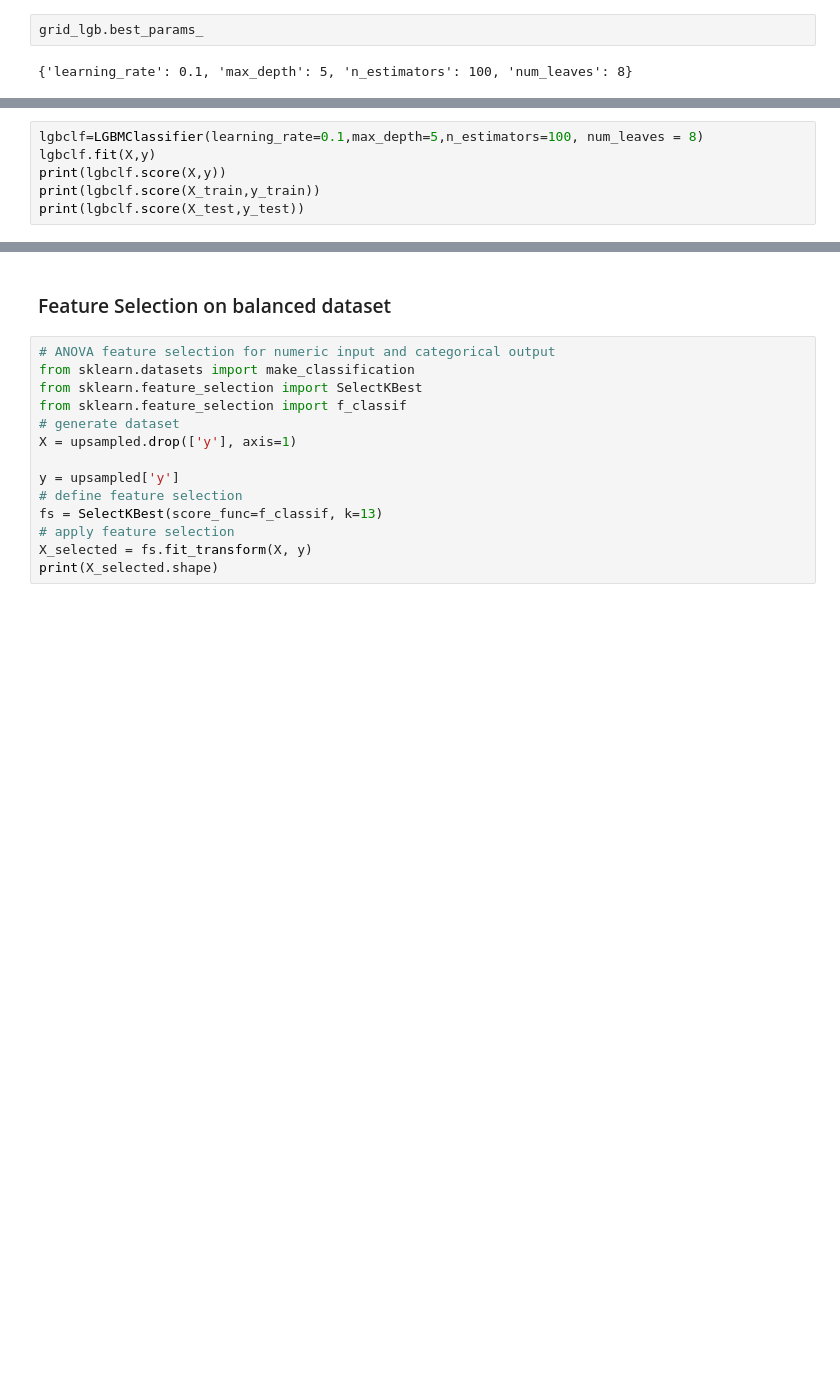
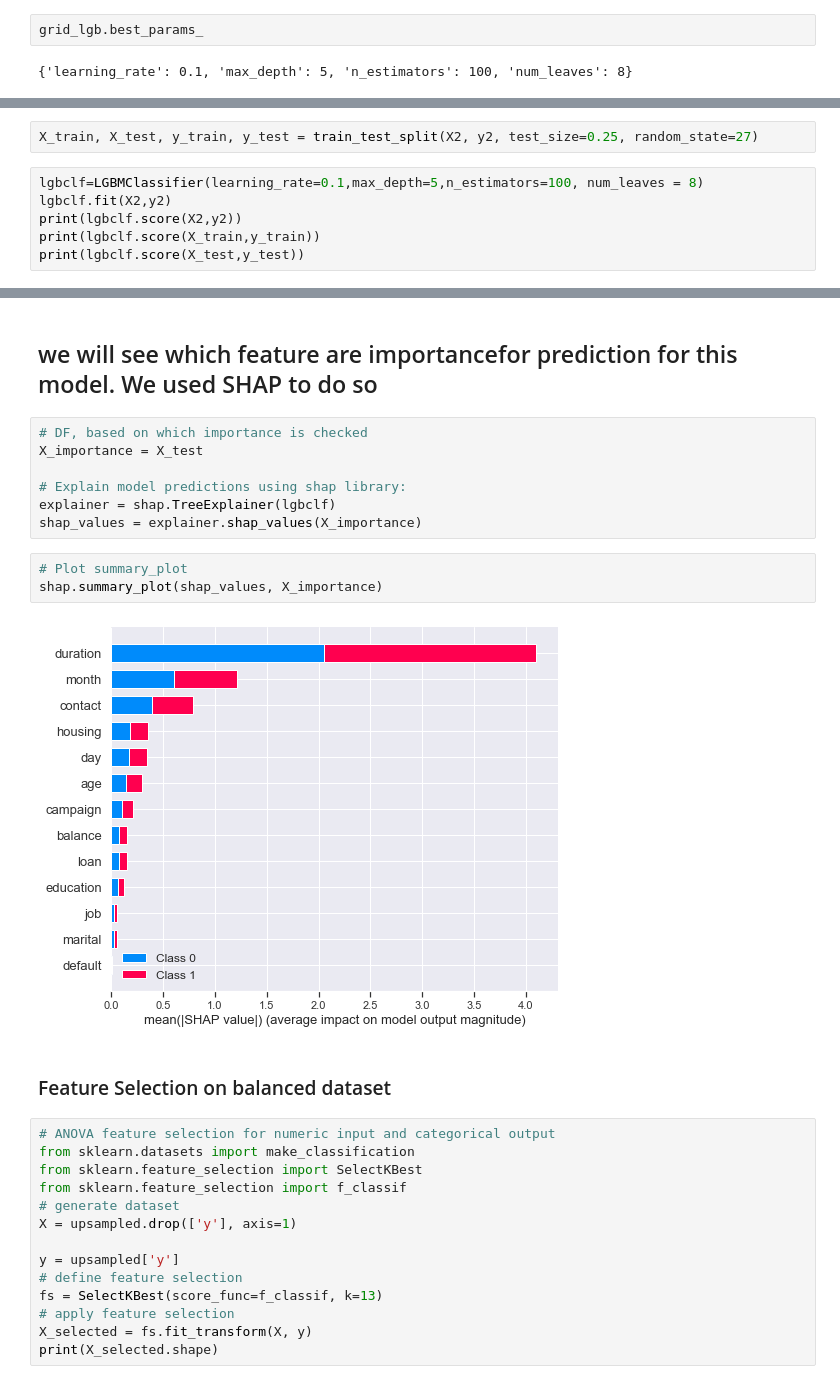
Before and after one commit to anshuydv/Apziva, a Jupyter notebook: project2/part1.ipynb, the cells around one changed output, grey strips where cells are left out. Saved outputs shown, nothing was run; the diff lists cells and outputs as text; blank space fills up the shorter version.

```diff
--- a/project2/part1.ipynb
+++ b/project2/part1.ipynb
@@ -712,7 +704,9 @@ X_train, X_test, y_train, y_test = train_test_split(X, y, test_size = 0.33, rand
+# %%
+X_train, X_test, y_train, y_test = train_test_split(X2, y2, test_size=0.25, random_state=27)
 # %%
 lgbclf=LGBMClassifier(learning_rate=0.1,max_depth=5,n_estimators=100, num_leaves = 8)
-lgbclf.fit(X,y)
-print(lgbclf.score(X,y))
+lgbclf.fit(X2,y2)
+print(lgbclf.score(X2,y2))
 print(lgbclf.score(X_train,y_train))
 print(lgbclf.score(X_test,y_test))
 # %% [output]
@@ -722,3 +732,17 @@ print(lgbclf.score(X_test,y_test))
+# %% [markdown]
+## we will see which feature are importancefor prediction for this model. We used SHAP to do so
+# %%
+# DF, based on which importance is checked
+X_importance = X_test
+
+# Explain model predictions using shap library:
+explainer = shap.TreeExplainer(lgbclf)
+shap_values = explainer.shap_values(X_importance)
+# %%
+# Plot summary_plot
+shap.summary_plot(shap_values, X_importance)
+# %% [output]
+[figure, added]
 # %% [markdown]
 ### Feature Selection on balanced dataset
 # %%
```
Also changed, not shown: parts of 27 cells of this notebook.
